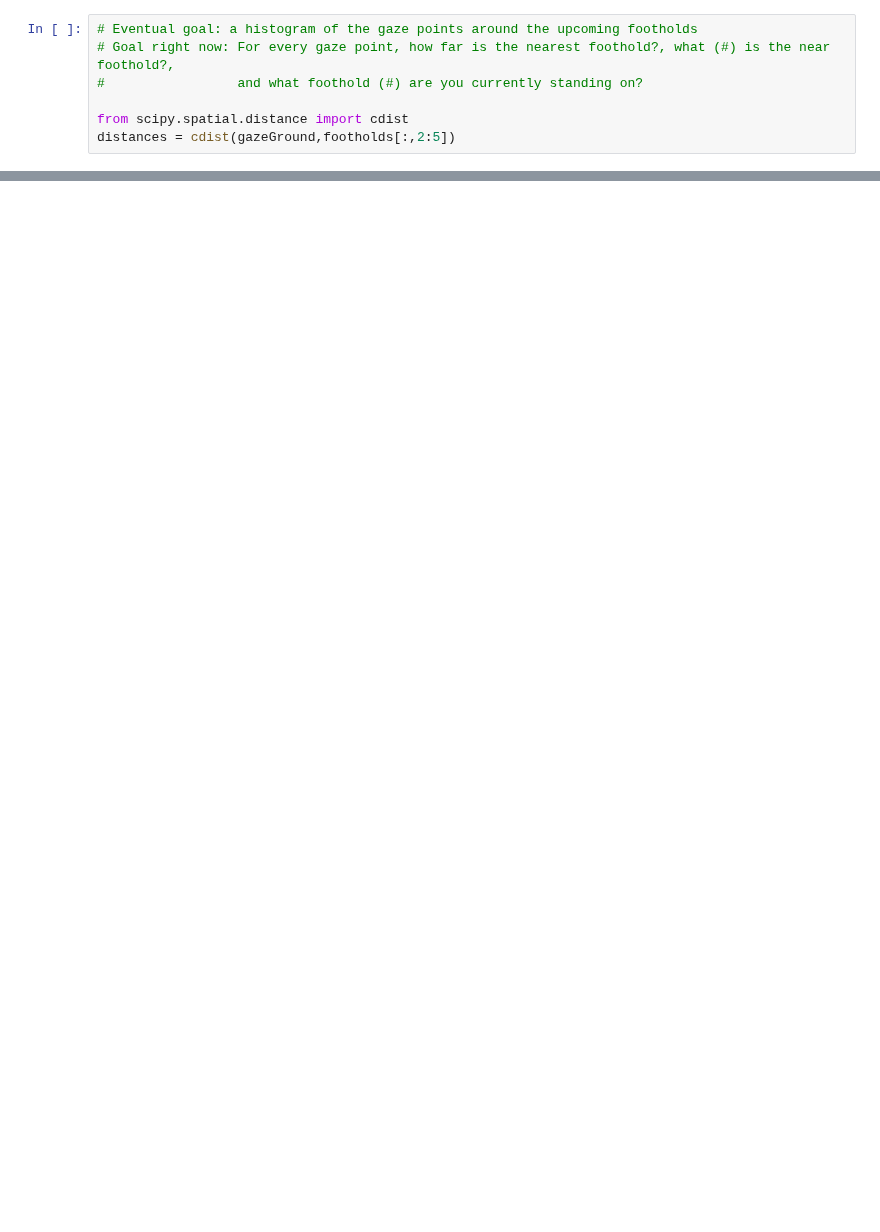
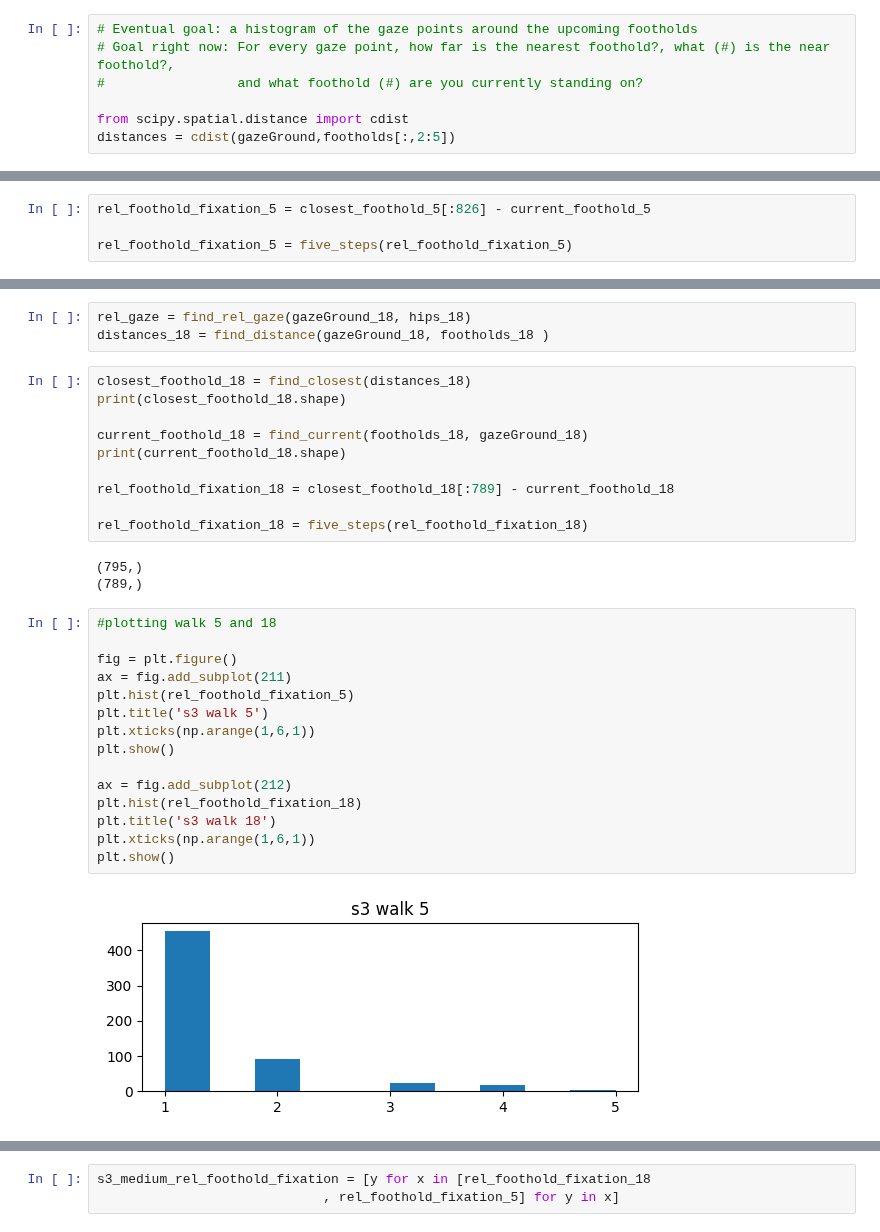
Before and after one commit to BonnenLab/visualize-skelly-laser-environment, a Jupyter notebook: getting-started.ipynb, the cells around one changed output, grey strips where cells are left out. Saved outputs shown, nothing was run; the diff lists cells and outputs as text; blank space fills up the shorter version.

```diff
--- a/getting-started.ipynb
+++ b/getting-started.ipynb
@@ -139,0 +302,4 @@ array([ 17.,  35.,  51.,  67.,  85., 101., 118., 133., 148., 164., 179.,
+# %%
+rel_foothold_fixation_5 = closest_foothold_5[:826] - current_foothold_5
+
+rel_foothold_fixation_5 = five_steps(rel_foothold_fixation_5)
@@ -139,0 +315,33 @@ array([ 17.,  35.,  51.,  67.,  85., 101., 118., 133., 148., 164., 179.,
+# %%
+rel_gaze = find_rel_gaze(gazeGround_18, hips_18)
+distances_18 = find_distance(gazeGround_18, footholds_18 )
+# %%
+closest_foothold_18 = find_closest(distances_18)
+print(closest_foothold_18.shape)
+
+current_foothold_18 = find_current(footholds_18, gazeGround_18)
+print(current_foothold_18.shape)
+
+rel_foothold_fixation_18 = closest_foothold_18[:789] - current_foothold_18
+
+rel_foothold_fixation_18 = five_steps(rel_foothold_fixation_18)
+# %% [output]
+(795,)
+(789,)
+# %%
+#plotting walk 5 and 18
+
+fig = plt.figure()
+ax = fig.add_subplot(211)
+plt.hist(rel_foothold_fixation_5)
+plt.title('s3 walk 5')
+plt.xticks(np.arange(1,6,1))
+plt.show()
+
+ax = fig.add_subplot(212)
+plt.hist(rel_foothold_fixation_18)
+plt.title('s3 walk 18')
+plt.xticks(np.arange(1,6,1))
+plt.show()
+# %% [output]
+[figure, added]
@@ -139,0 +349,3 @@ array([ 17.,  35.,  51.,  67.,  85., 101., 118., 133., 148., 164., 179.,
+# %%
+s3_medium_rel_foothold_fixation = [y for x in [rel_foothold_fixation_18
+                             , rel_foothold_fixation_5] for y in x]
```
Also changed, not shown: parts of 26 cells of this notebook.
